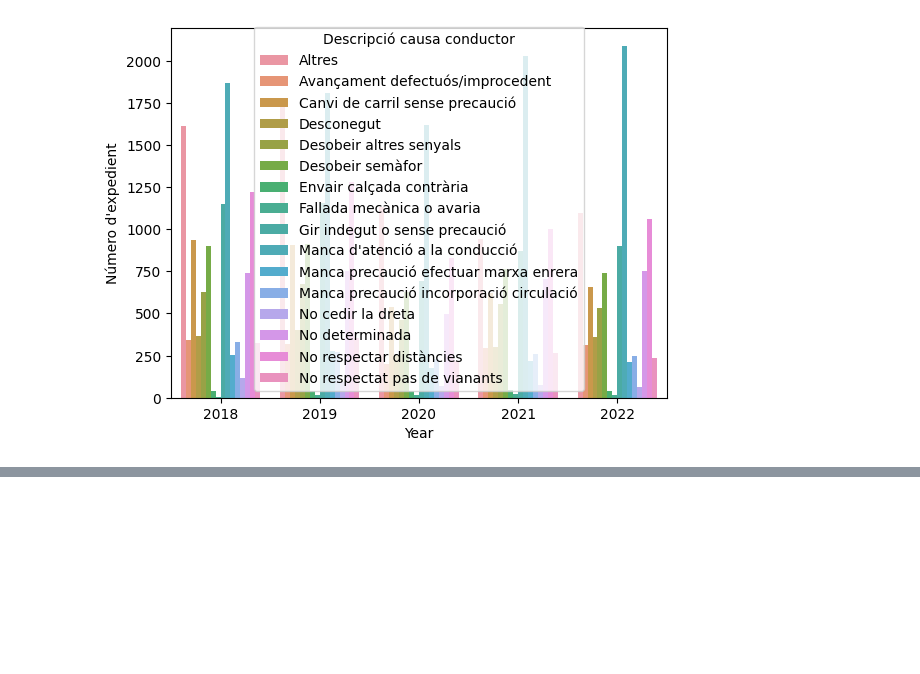
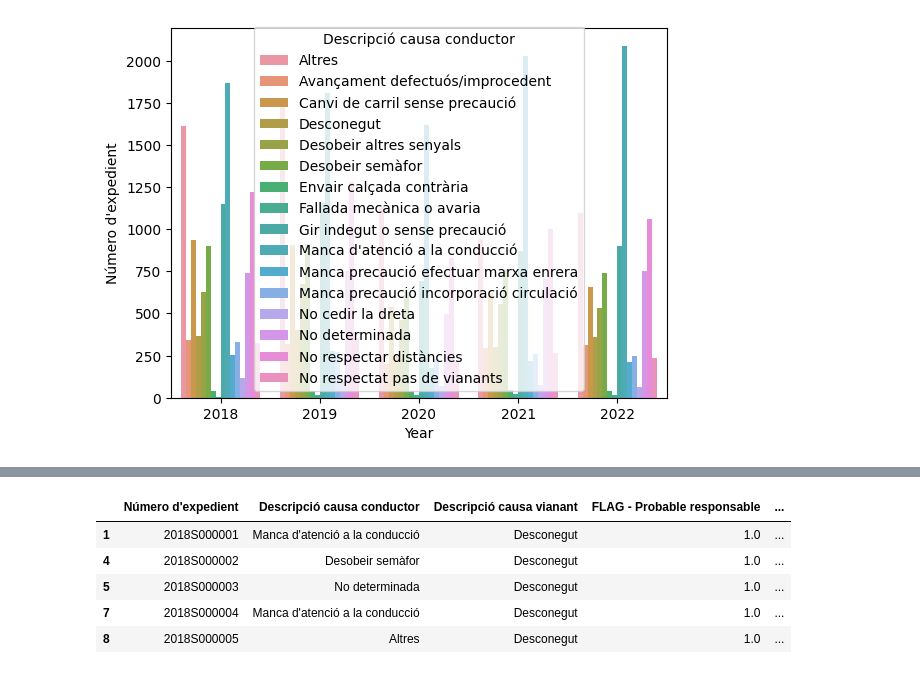
Before and after one commit to vprymidis/er_dades, a Jupyter notebook: notebooks/Accidents/notebooks/Append_files.ipynb, the cells around one changed output, grey strips where cells are left out. Cells and saved outputs as stored; diff of their text form; code cells hidden in the pictures; blank space fills up the shorter version.

```diff
--- a/notebooks/Accidents/notebooks/Append_files.ipynb
+++ b/notebooks/Accidents/notebooks/Append_files.ipynb
@@ -70,0 +98,11 @@ sns.barplot(data=df_g,x='Year',y="Número d'expedient",hue='Descripció causa co
+# %%
+driver_fault = df[(df["Descripció tipus persona"]=='Conductor') & (df["FLAG - Probable responsable"]==1)].copy()
+# %%
+driver_fault.head()
+# %% [output]
+|  | Número d'expedient | Descripció causa conductor | Descripció causa vianant | FLAG - Probable responsable | ... |
+| 1 | 2018S000001 | Manca d'atenció a la conducció | Desconegut | 1.0 | ... |
+| 4 | 2018S000002 | Desobeir semàfor | Desconegut | 1.0 | ... |
+| 5 | 2018S000003 | No determinada | Desconegut | 1.0 | ... |
+| 7 | 2018S000004 | Manca d'atenció a la conducció | Desconegut | 1.0 | ... |
+| 8 | 2018S000005 | Altres | Desconegut | 1.0 | ... |
```
Also changed, not shown: parts of 12 cells of this notebook, 1 other file.
